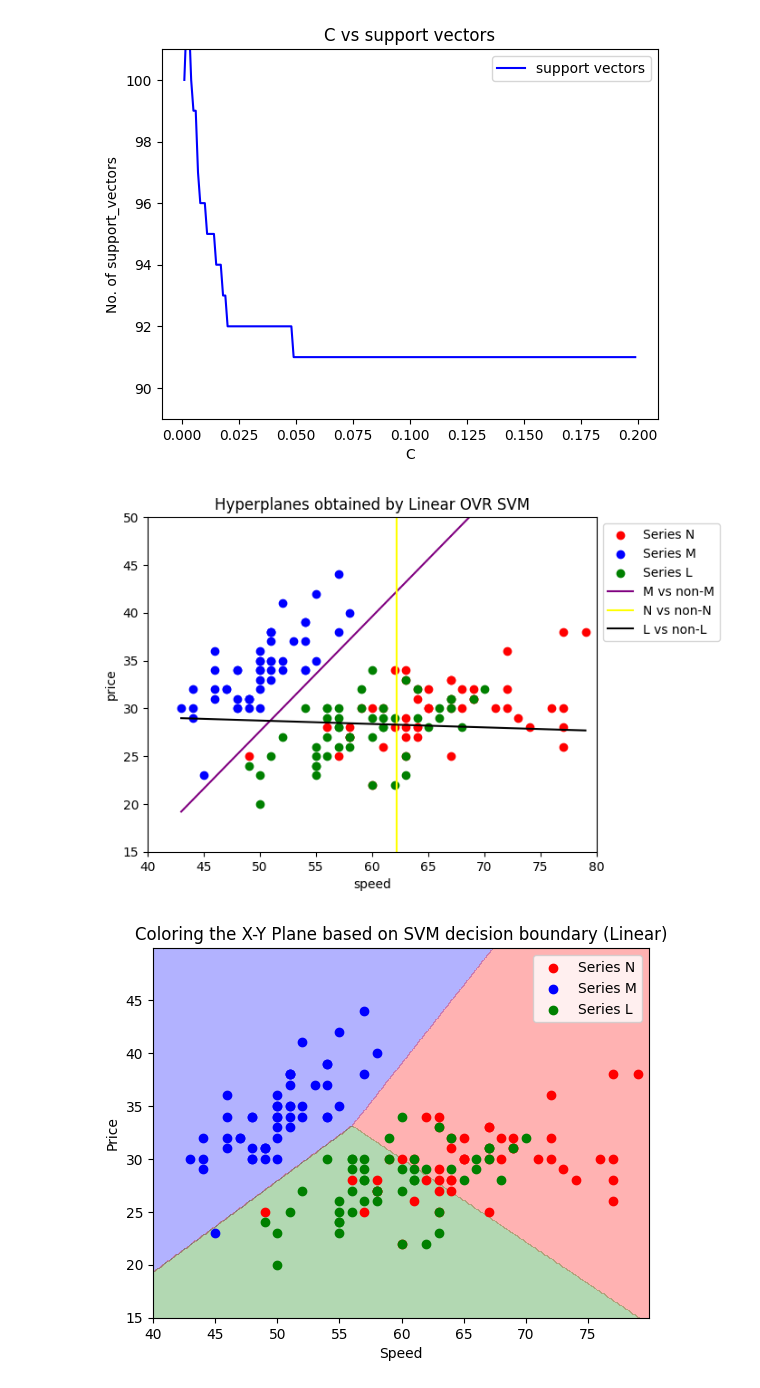
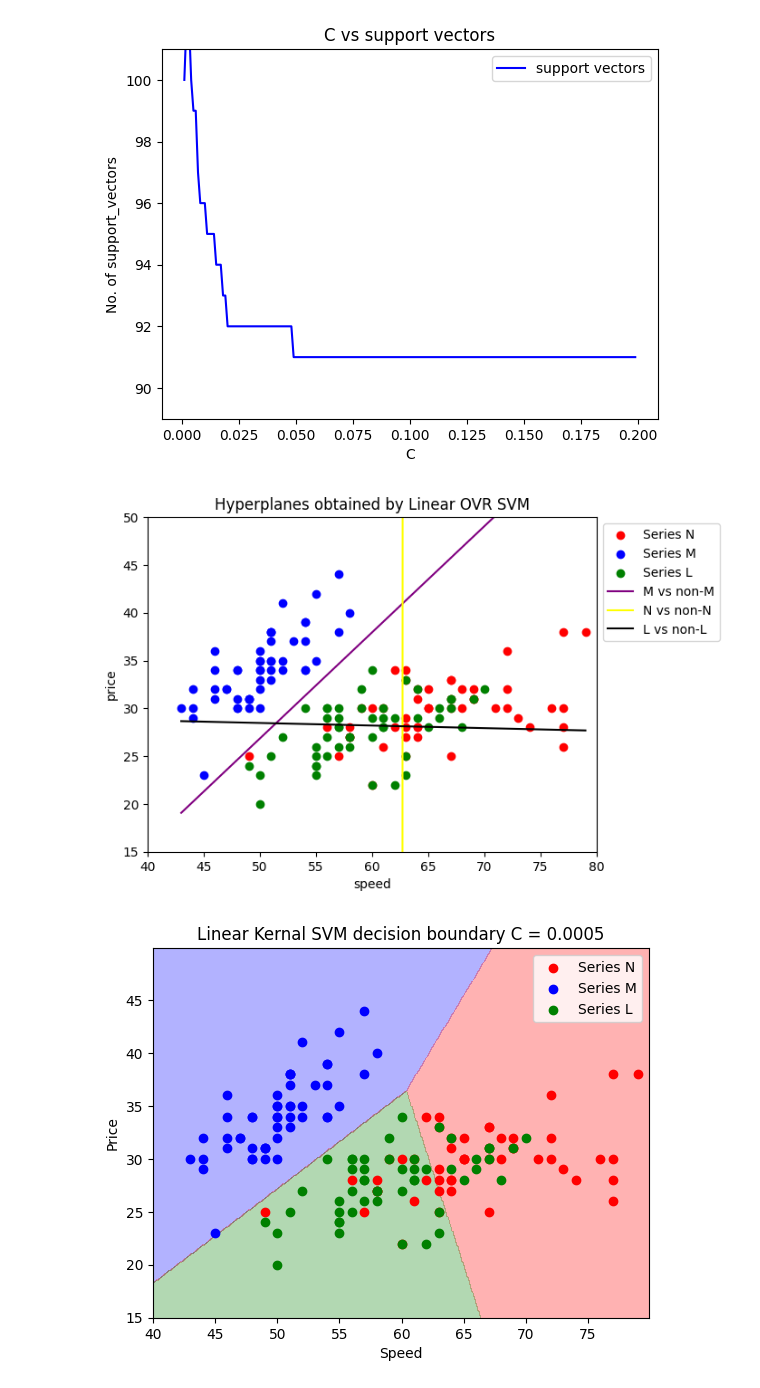
Before and after one commit to Aditya-Y-29/ML-Assignments, a Jupyter notebook: Assignment-2/Task2.ipynb, the cells around one changed output. Cells and saved outputs as stored; diff of their text form; code cells hidden in the pictures.

```diff
--- a/Assignment-2/Task2.ipynb
+++ b/Assignment-2/Task2.ipynb
@@ -231,9 +316,8 @@ plt.show()
 # ------------------------------------------- Plotting the optimal classifier ----------------------------------------
 # --------------------------------------------------------------------------------------------------------------------
 # %%
-# Finding the equation of hyperplane.
 X = np.array(df[['speed', 'price']].values.tolist())
-C = 0.7
+C = 0.0005
 
 y_m = np.array(df['Model'].replace('Series M', '1').replace('Series N', '-1').replace('Series L', '-1').values.tolist(), dtype=np.float64)
 y_n = np.array(df['Model'].replace('Series M', '-1').replace('Series N', '1').replace('Series L', '-1').values.tolist(), dtype=np.float64)
@@ -278,10 +361,9 @@ line_y_n = - (weight_vector_n[0] * line_x + intercept_n) / weight_vector_n[1]
 line_y_l = - (weight_vector_l[0] * line_x + intercept_l) / weight_vector_l[1]
 plot_svm_hyperplanes_having_linear_kernal(df, line_x, line_y_m, line_y_n, line_y_l)
 # %% [output]
-[figure, old version]
+[figure, new version]
 # %%
-# Plotting desicion boundary of SVM having linear kernal.
-def plot_svm_decision_boundary_having_linear_kernal():
+def plot_svm_decision_boundary_having_linear_kernal(C):
     x_min, x_max = 40, 80
     y_min, y_max = 15, 50
     step = 0.1
@@ -294,12 +376,12 @@ def plot_svm_decision_boundary_having_linear_kernal():
     plt.xlabel('Speed')
     plt.ylabel('Price')
     plt.legend()
-    plt.title('Coloring the X-Y Plane based on SVM decision boundary (Linear)')
+    plt.title(f'Linear Kernal SVM decision boundary C = {C}')
     plt.show()
 # %%
-plot_svm_decision_boundary_having_linear_kernal()
+plot_svm_decision_boundary_having_linear_kernal(C)
 # %% [output]
-[figure, old version]
+[figure, new version]
 # %%
 # ----------------------------------------------------------------------------------------------------------------------
 # ----------------------------------------------------------------------------------------------------------------------
```
Also changed, not shown: parts of 51 cells of this notebook.
